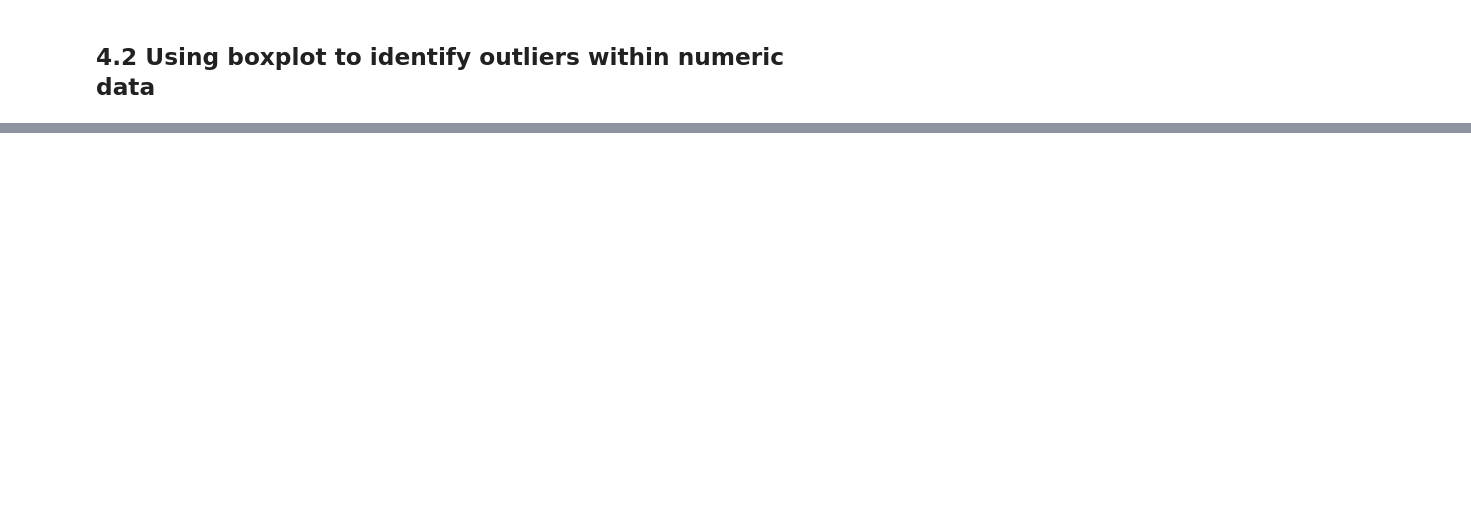
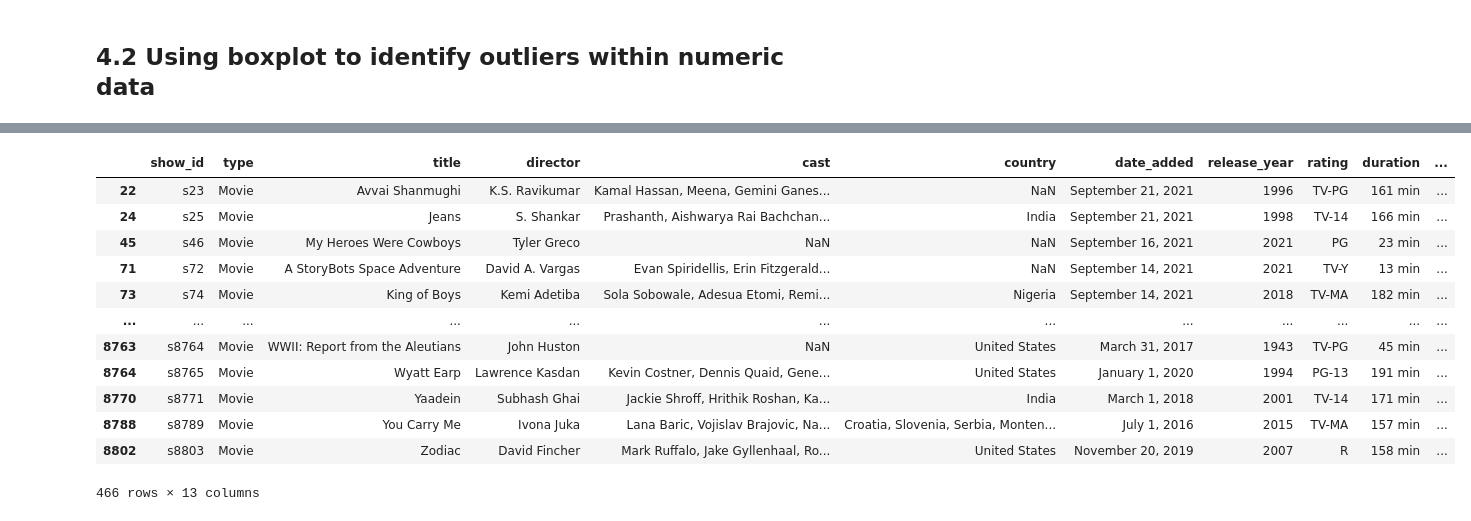
Before and after one commit to Zaman-SE/datascience, a Jupyter notebook: 8 Project 3 Data Cleaning with Pandas.ipynb, the cells around one changed output, grey strips where cells are left out. Saved outputs shown, nothing was run; the diff lists cells and outputs as text; code cells hidden in the pictures; blank space fills up the shorter version.

```diff
--- a/8 Project 3 Data Cleaning with Pandas.ipynb
+++ b/8 Project 3 Data Cleaning with Pandas.ipynb
@@ -190,0 +249,17 @@ df_movie['date_added'].str.extract('(\d{4})')
+# %%
+#dealing with outliers
+df_movie[~((df_movie['minute']>46) & (df_movie['minute']<154))]
+# %% [output]
+|  | show_id | type | title | director | cast | country | date_added | release_year | rating | duration | ... |
+| 22 | s23 | Movie | Avvai Shanmughi | K.S. Ravikumar | Kamal Hassan, Meena, Gemini Ganes... | NaN | September 21, 2021 | 1996 | TV-PG | 161 min | ... |
+| 24 | s25 | Movie | Jeans | S. Shankar | Prashanth, Aishwarya Rai Bachchan... | India | September 21, 2021 | 1998 | TV-14 | 166 min | ... |
+| 45 | s46 | Movie | My Heroes Were Cowboys | Tyler Greco | NaN | NaN | September 16, 2021 | 2021 | PG | 23 min | ... |
+| 71 | s72 | Movie | A StoryBots Space Adventure | David A. Vargas | Evan Spiridellis, Erin Fitzgerald... | NaN | September 14, 2021 | 2021 | TV-Y | 13 min | ... |
+| 73 | s74 | Movie | King of Boys | Kemi Adetiba | Sola Sobowale, Adesua Etomi, Remi... | Nigeria | September 14, 2021 | 2018 | TV-MA | 182 min | ... |
+| ... | ... | ... | ... | ... | ... | ... | ... | ... | ... | ... | ... |
+| 8763 | s8764 | Movie | WWII: Report from the Aleutians | John Huston | NaN | United States | March 31, 2017 | 1943 | TV-PG | 45 min | ... |
+| 8764 | s8765 | Movie | Wyatt Earp | Lawrence Kasdan | Kevin Costner, Dennis Quaid, Gene... | United States | January 1, 2020 | 1994 | PG-13 | 191 min | ... |
+| 8770 | s8771 | Movie | Yaadein | Subhash Ghai | Jackie Shroff, Hrithik Roshan, Ka... | India | March 1, 2018 | 2001 | TV-14 | 171 min | ... |
+| 8788 | s8789 | Movie | You Carry Me | Ivona Juka | Lana Baric, Vojislav Brajovic, Na... | Croatia, Slovenia, Serbia, Monten... | July 1, 2016 | 2015 | TV-MA | 157 min | ... |
+| 8802 | s8803 | Movie | Zodiac | David Fincher | Mark Ruffalo, Jake Gyllenhaal, Ro... | United States | November 20, 2019 | 2007 | R | 158 min | ... |
+466 rows × 13 columns
```
Also changed, not shown: parts of 15 cells of this notebook, 8 other files.
